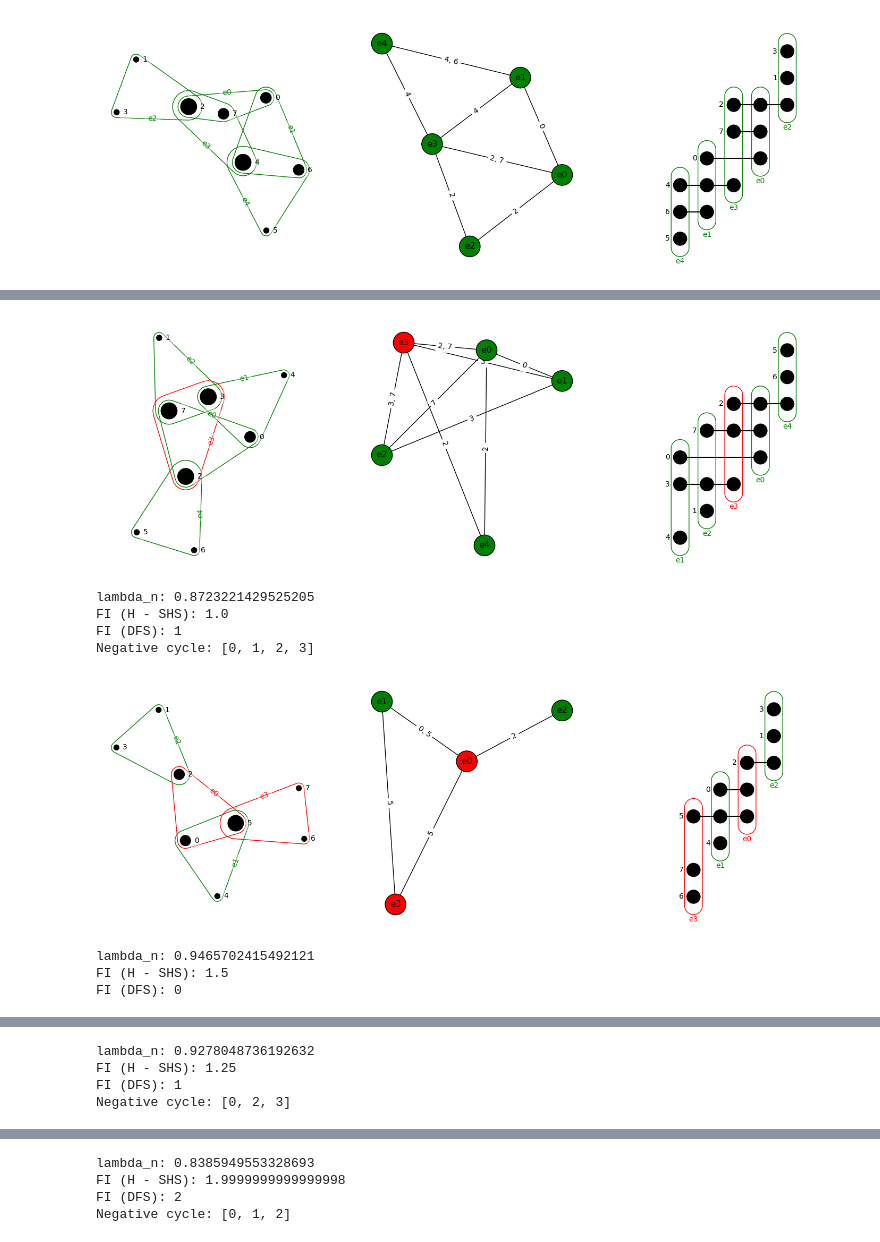
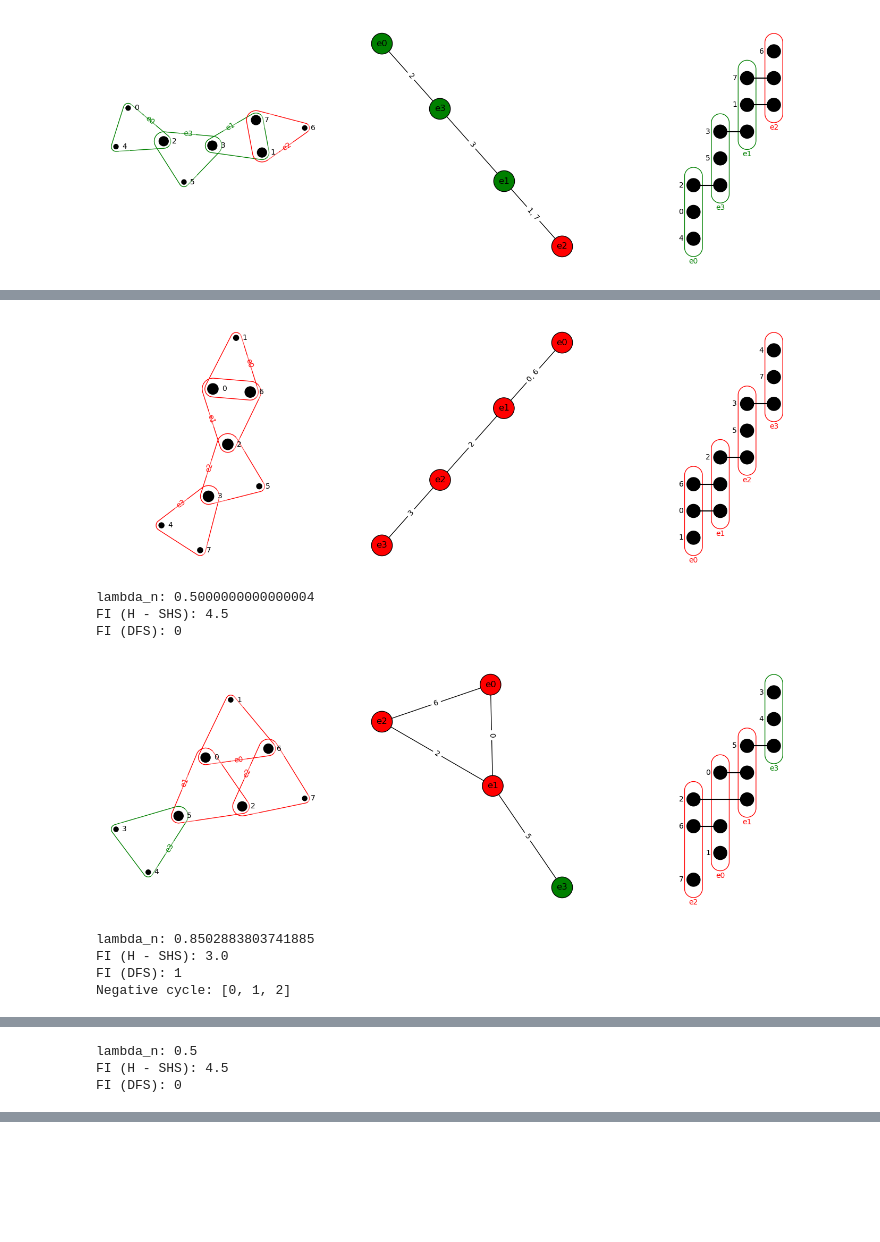
Before and after one commit to jakobgotberg/antagonism_in_hypernetworks, a Jupyter notebook: draw_hypergraph.ipynb, the cells around one changed output, grey strips where cells are left out. Saved outputs shown, nothing was run; the diff lists cells and outputs as text; code cells hidden in the pictures; blank space fills up the shorter version.

```diff
--- a/draw_hypergraph.ipynb
+++ b/draw_hypergraph.ipynb
@@ -109,8 +109,8 @@ def draw_signed_hypergraph(I, one_indexed_nodes=False):
 
 
 
-n = 8; pr = 0.1
-Ts = er.generate_hypergraphs(n,pr)
+n = 8; pr = 0.1; restrict=True
+Ts = er.generate_hypergraphs(n,pr, restrict=restrict)
 Is = hga.get_incidence_tensor(Ts)
 for I, T in zip(Is, Ts):
     nc = hga.negative_hyperedge_cycles(T)
@@ -127,4 +127,4 @@ for I, T in zip(Is, Ts):
     else:
         print(f"FI (DFS): 0")
 # %% [output]
-[figure, old version]
+[figure, new version]
@@ -132,11 +132,11 @@ lambda_n: 0.9999999999999982
 FI (H - SHS): 0.0
 FI (DFS): 0
-[figure, old version]
+[figure, new version]
-lambda_n: 0.8723221429525205
-FI (H - SHS): 1.0
-FI (DFS): 1
-Negative cycle: [0, 1, 2, 3]
+lambda_n: 0.5000000000000004
+FI (H - SHS): 4.5
+FI (DFS): 0
-[figure, old version]
+[figure, new version]
-lambda_n: 0.9465702415492121
-FI (H - SHS): 1.5
-FI (DFS): 0
+lambda_n: 0.8502883803741885
+FI (H - SHS): 3.0
+FI (DFS): 1
+Negative cycle: [0, 1, 2]
@@ -144,4 +144,3 @@ FI (DFS): 0
-lambda_n: 0.9278048736192632
-FI (H - SHS): 1.25
-FI (DFS): 1
-Negative cycle: [0, 2, 3]
+lambda_n: 0.5
+FI (H - SHS): 4.5
+FI (DFS): 0
@@ -149,4 +146,0 @@ Negative cycle: [0, 2, 3]
-lambda_n: 0.8385949553328693
-FI (H - SHS): 1.9999999999999998
-FI (DFS): 2
-Negative cycle: [0, 1, 2]
```
Also changed, not shown: parts of 1 cell of this notebook, 3 other files.
